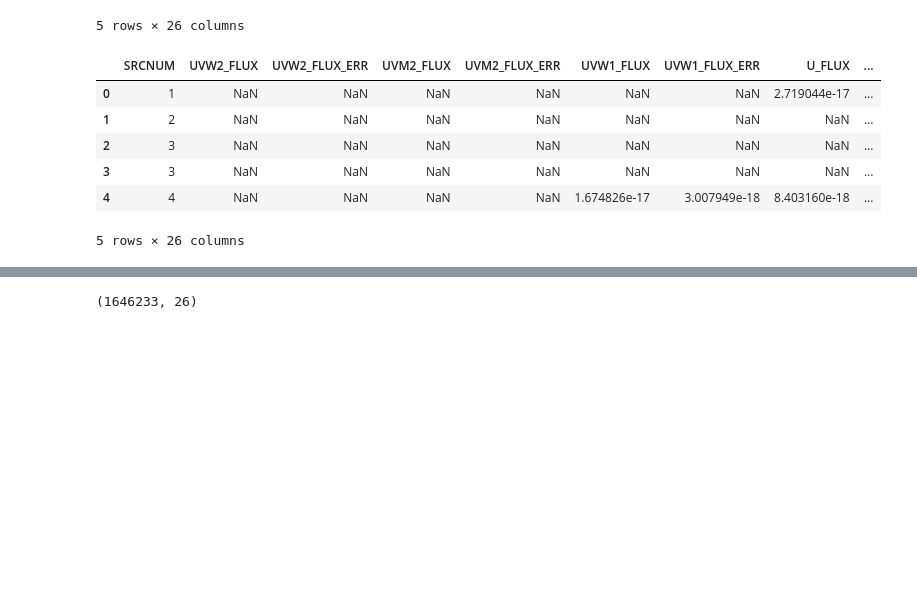
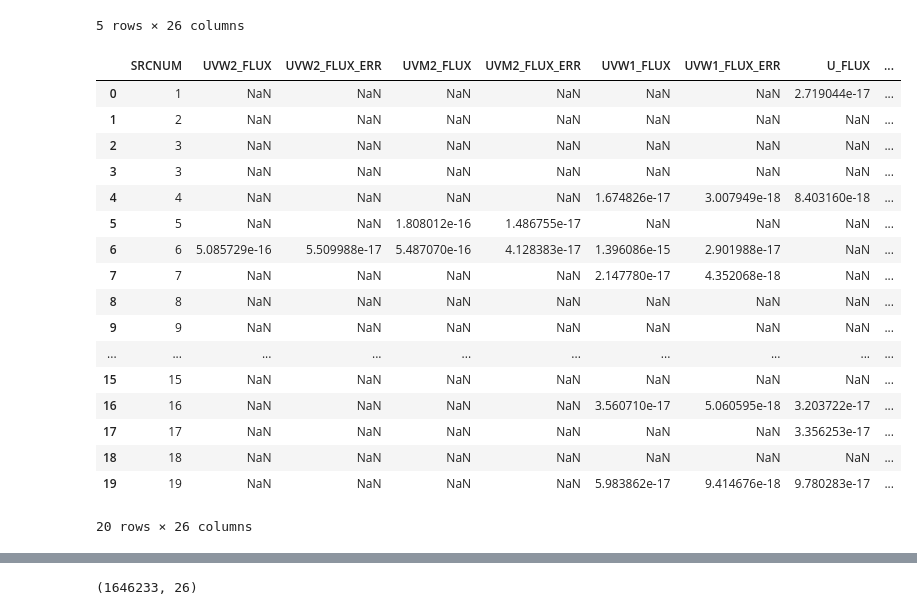
Before and after one commit to JulienValteau/TFM_TDE_Detection, a Jupyter notebook: UV_database_creation_pipeline/4- generate_catalogue_entries_db.ipynb, the cells around one changed output, grey strips where cells are left out. Drawn from its saved outputs; the diff is of its cells as text; code cells hidden in the pictures; blank space fills up the shorter version.

```diff
--- a/UV_database_creation_pipeline/4- generate_catalogue_entries_db.ipynb
+++ b/UV_database_creation_pipeline/4- generate_catalogue_entries_db.ipynb
@@ -217,22 +228,45 @@ dat['UVM2_QUALITY_FLAG']= dat['UVM2_QUALITY_FLAG'].fillna(value=999)
 dat['U_QUALITY_FLAG']= dat['U_QUALITY_FLAG'].fillna(value=999)
 dat['V_QUALITY_FLAG']= dat['V_QUALITY_FLAG'].fillna(value=999)
 dat['B_QUALITY_FLAG']= dat['B_QUALITY_FLAG'].fillna(value=999)
-dat['UVW2_EXTENDED'] = dat['UVW2_EXTENDED'].mask(dat['UVW2_EXTENDED']==0,"True")
-dat['UVW1_EXTENDED']= dat['UVW1_EXTENDED'].mask(dat['UVW1_EXTENDED']==0,"True")
-dat['UVM2_EXTENDED']= dat['UVM2_EXTENDED'].mask(dat['UVM2_EXTENDED']==0,"True")
-dat['U_EXTENDED']= dat['U_EXTENDED'].mask(dat['U_EXTENDED']==0,"True")
-dat['V_EXTENDED']= dat['V_EXTENDED'].mask(dat['V_EXTENDED']==0,"True")
-dat['B_EXTENDED']= dat['B_EXTENDED'].mask(dat['B_EXTENDED']==0,"True")
+dat['UVW2_EXTENDED'] = dat['UVW2_EXTENDED'].fillna(value="<NA>")
+dat['UVW1_EXTENDED']= dat['UVW1_EXTENDED'].fillna(value="<NA>")
+dat['UVM2_EXTENDED']= dat['UVM2_EXTENDED'].fillna(value="<NA>")
+dat['U_EXTENDED']= dat['U_EXTENDED'].fillna(value="<NA>")
+dat['V_EXTENDED']= dat['V_EXTENDED'].fillna(value="<NA>")
+dat['B_EXTENDED']= dat['B_EXTENDED'].fillna(value="<NA>")
+dat['UVW2_EXTENDED'] = dat['UVW2_EXTENDED'].mask(dat['UVW2_EXTENDED']==0,"False")
+dat['UVW1_EXTENDED']= dat['UVW1_EXTENDED'].mask(dat['UVW1_EXTENDED']==0,"False")
+dat['UVM2_EXTENDED']= dat['UVM2_EXTENDED'].mask(dat['UVM2_EXTENDED']==0,"False")
+dat['U_EXTENDED']= dat['U_EXTENDED'].mask(dat['U_EXTENDED']==0,"False")
+dat['V_EXTENDED']= dat['V_EXTENDED'].mask(dat['V_EXTENDED']==0,"False")
+dat['B_EXTENDED']= dat['B_EXTENDED'].mask(dat['B_EXTENDED']==0,"False")
+dat['UVW2_EXTENDED'] = dat['UVW2_EXTENDED'].mask(dat['UVW2_EXTENDED']==1,"True")
+dat['UVW1_EXTENDED']= dat['UVW1_EXTENDED'].mask(dat['UVW1_EXTENDED']==1,"True")
+dat['UVM2_EXTENDED']= dat['UVM2_EXTENDED'].mask(dat['UVM2_EXTENDED']==1,"True")
+dat['U_EXTENDED']= dat['U_EXTENDED'].mask(dat['U_EXTENDED']==1,"True")
+dat['V_EXTENDED']= dat['V_EXTENDED'].mask(dat['V_EXTENDED']==1,"True")
+dat['B_EXTENDED']= dat['B_EXTENDED'].mask(dat['B_EXTENDED']==1,"True")
 # %%
-dat.head()
+dat.head(20)
 # %% [output]
 |  | SRCNUM | UVW2_FLUX | UVW2_FLUX_ERR | UVM2_FLUX | UVM2_FLUX_ERR | UVW1_FLUX | UVW1_FLUX_ERR | U_FLUX | ... |
 | 0 | 1 | NaN | NaN | NaN | NaN | NaN | NaN | 2.719044e-17 | ... |
 | 1 | 2 | NaN | NaN | NaN | NaN | NaN | NaN | NaN | ... |
 | 2 | 3 | NaN | NaN | NaN | NaN | NaN | NaN | NaN | ... |
 | 3 | 3 | NaN | NaN | NaN | NaN | NaN | NaN | NaN | ... |
 | 4 | 4 | NaN | NaN | NaN | NaN | 1.674826e-17 | 3.007949e-18 | 8.403160e-18 | ... |
+| 5 | 5 | NaN | NaN | 1.808012e-16 | 1.486755e-17 | NaN | NaN | NaN | ... |
+| 6 | 6 | 5.085729e-16 | 5.509988e-17 | 5.487070e-16 | 4.128383e-17 | 1.396086e-15 | 2.901988e-17 | NaN | ... |
+| 7 | 7 | NaN | NaN | NaN | NaN | 2.147780e-17 | 4.352068e-18 | NaN | ... |
+| 8 | 8 | NaN | NaN | NaN | NaN | NaN | NaN | NaN | ... |
+| 9 | 9 | NaN | NaN | NaN | NaN | NaN | NaN | NaN | ... |
+| ... | ... | ... | ... | ... | ... | ... | ... | ... | ... |
+| 15 | 15 | NaN | NaN | NaN | NaN | NaN | NaN | NaN | ... |
+| 16 | 16 | NaN | NaN | NaN | NaN | 3.560710e-17 | 5.060595e-18 | 3.203722e-17 | ... |
+| 17 | 17 | NaN | NaN | NaN | NaN | NaN | NaN | 3.356253e-17 | ... |
+| 18 | 18 | NaN | NaN | NaN | NaN | NaN | NaN | NaN | ... |
+| 19 | 19 | NaN | NaN | NaN | NaN | 5.983862e-17 | 9.414676e-18 | 9.780283e-17 | ... |
-5 rows × 26 columns
+20 rows × 26 columns
 # %%
 dat = dat.astype({'SRCNUM': np.int32, 'UVW2_FLUX': np.float32, 'UVM2_FLUX': np.float32, 'UVW1_FLUX': np.float32, 'U_FLUX': np.float32,\
            'B_FLUX': np.float32, 'V_FLUX': np.float32, 'UVW2_FLUX_ERR': np.float32, 'UVM2_FLUX_ERR': np.float32, 'UVW1_FLUX_ERR': np.float32, \
```
Also changed, not shown: parts of 16 cells of this notebook.
